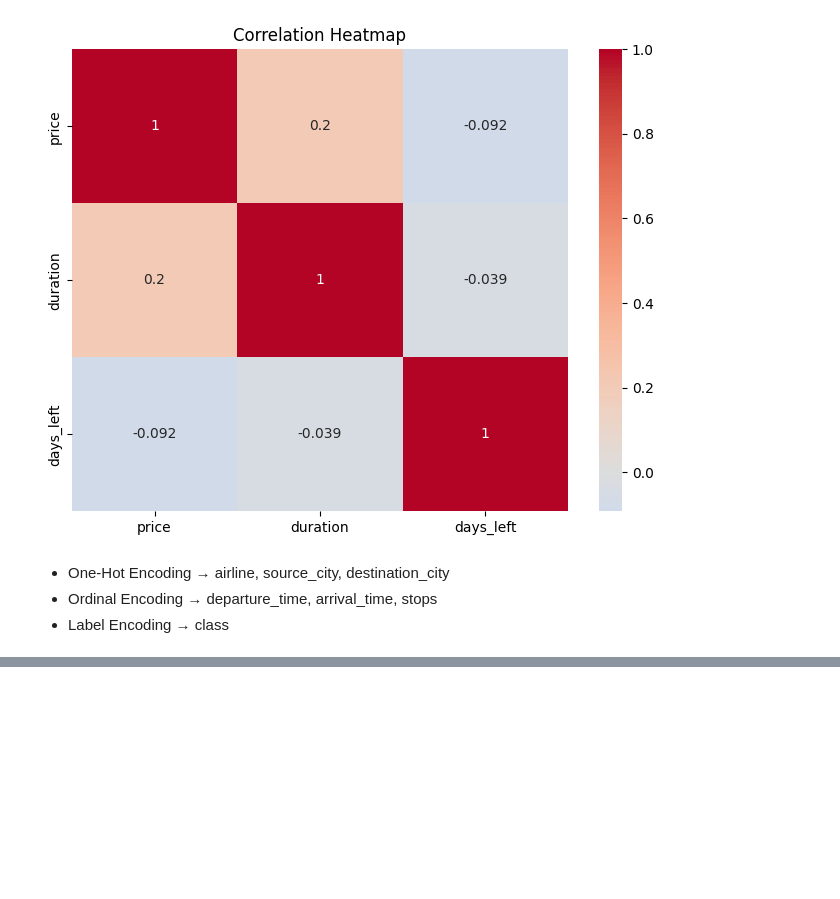
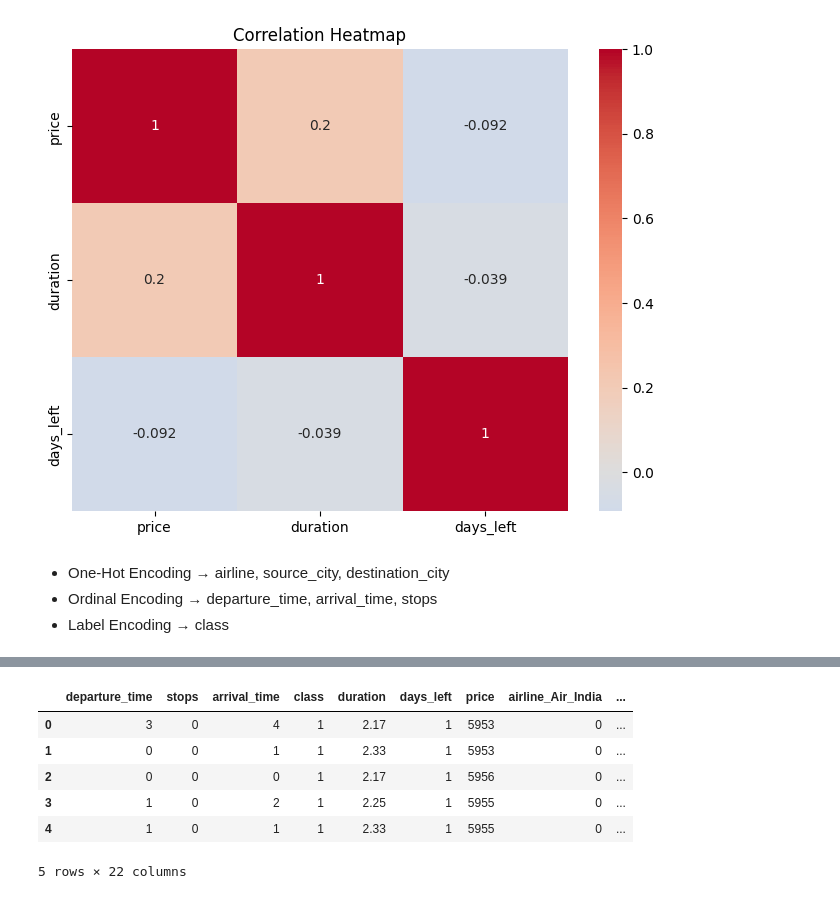
Before and after one commit to dinislamweb/flight_price_prediction, a Jupyter notebook: flight_price_prediction.ipynb, the cells around one changed output, grey strips where cells are left out. Saved outputs shown, nothing was run; the diff lists cells and outputs as text; code cells hidden in the pictures; blank space fills up the shorter version.

```diff
--- a/flight_price_prediction.ipynb
+++ b/flight_price_prediction.ipynb
@@ -671,9 +682,6 @@ df.head()
 # %%
-
-from sklearn.preprocessing import OneHotEncoder, OrdinalEncoder, LabelEncoder, StandardScaler
-
-# --- Column groups ---
-onehot_cols = ['airline', 'source_city', 'destination_city']
-ordinal_cols = ['departure_time', 'arrival_time', 'stops']
-num_cols = ['duration', 'days_left']
-binary_col = 'class'
+# one-hot encoding for airline, source_city, destination_city
+for col in ['airline', 'source_city', 'destination_city']:
+    dummies = pd.get_dummies(df[col], prefix=col, drop_first=True,dtype=int)
+    df = pd.concat([df, dummies], axis=1)
+    df.drop(columns=[col], inplace=True)
@@ -722,0 +711,10 @@ ColumnTransformer(transformers=[('onehot',
+# %%
+df.head(5)
+# %% [output]
+|  | departure_time | stops | arrival_time | class | duration | days_left | price | airline_Air_India | ... |
+| 0 | 3 | 0 | 4 | 1 | 2.17 | 1 | 5953 | 0 | ... |
+| 1 | 0 | 0 | 1 | 1 | 2.33 | 1 | 5953 | 0 | ... |
+| 2 | 0 | 0 | 0 | 1 | 2.17 | 1 | 5956 | 0 | ... |
+| 3 | 1 | 0 | 2 | 1 | 2.25 | 1 | 5955 | 0 | ... |
+| 4 | 1 | 0 | 1 | 1 | 2.33 | 1 | 5955 | 0 | ... |
+5 rows × 22 columns
```
Also changed, not shown: parts of 21 cells of this notebook.
